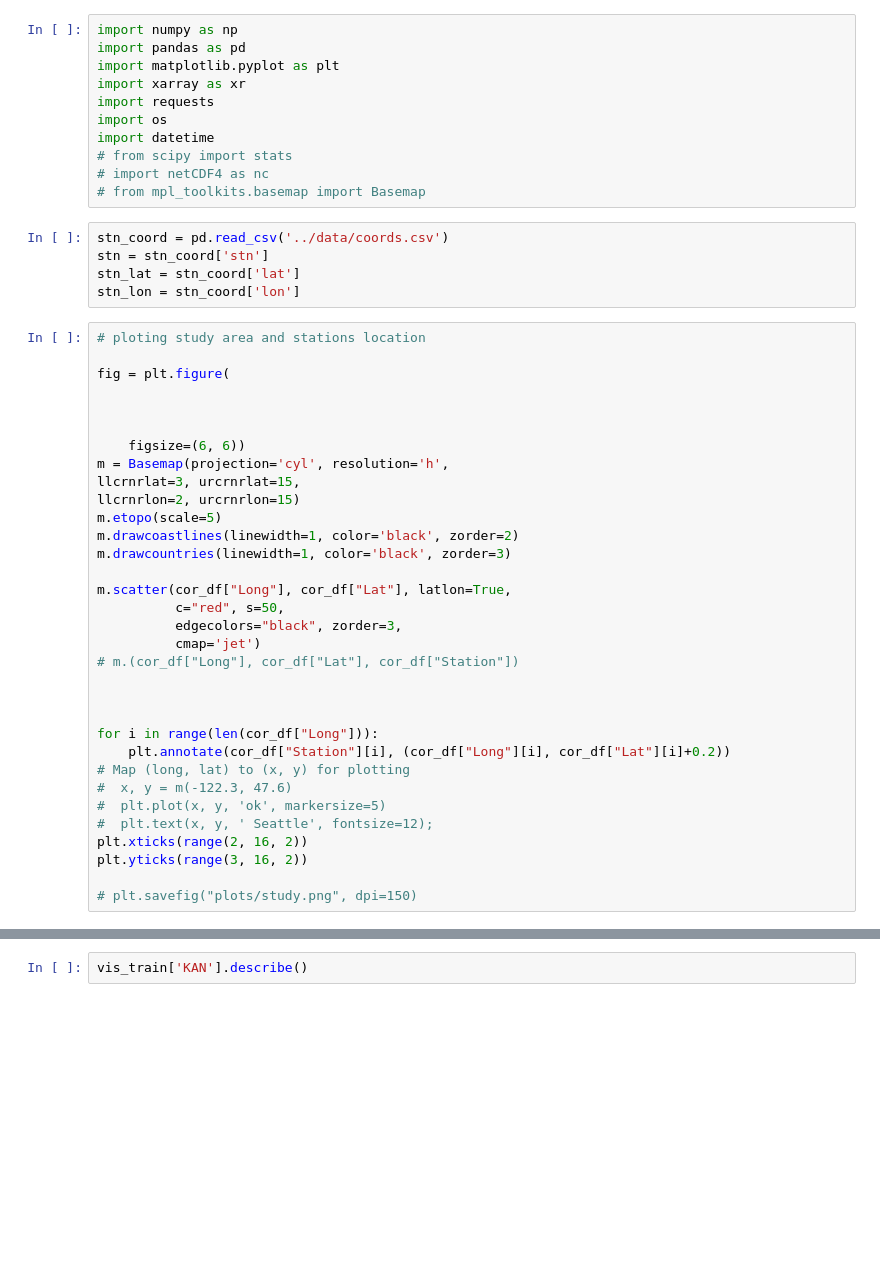
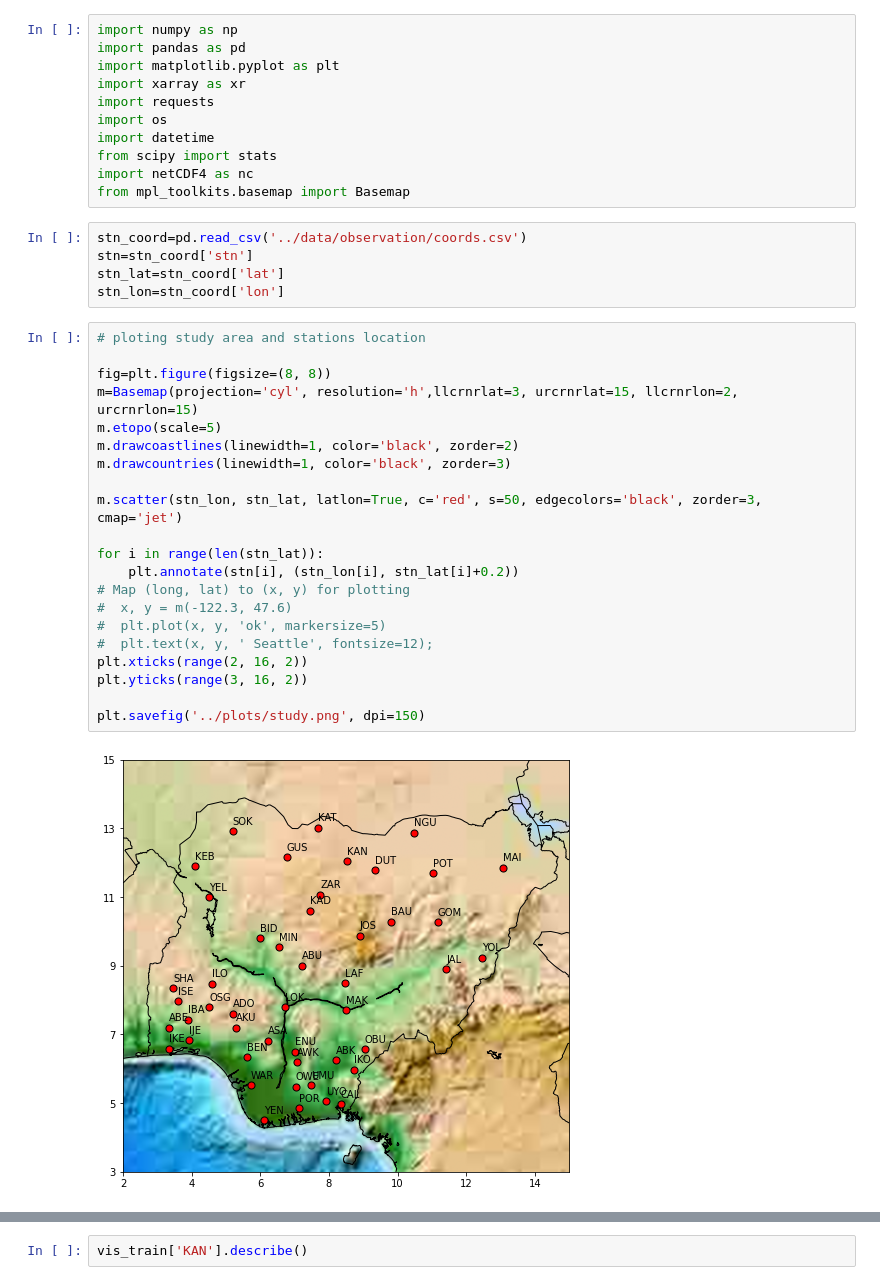
Before and after one commit to ahmadbello/visibility, a Jupyter notebook: notebooks/ALADIN_DUST.ipynb, the cells around one changed output, grey strips where cells are left out. Saved outputs shown, nothing was run; the diff lists cells and outputs as text; blank space fills up the shorter version.

```diff
--- a/notebooks/ALADIN_DUST.ipynb
+++ b/notebooks/ALADIN_DUST.ipynb
@@ -6,45 +6,35 @@ import xarray as xr
 import requests
 import os
 import datetime
-# from scipy import stats
-# import netCDF4 as nc
-# from mpl_toolkits.basemap import Basemap
+from scipy import stats
+import netCDF4 as nc
+from mpl_toolkits.basemap import Basemap
 # %%
-stn_coord = pd.read_csv('../data/coords.csv')
-stn = stn_coord['stn']
-stn_lat = stn_coord['lat']
-stn_lon = stn_coord['lon']
+stn_coord=pd.read_csv('../data/observation/coords.csv')
+stn=stn_coord['stn']
+stn_lat=stn_coord['lat']
+stn_lon=stn_coord['lon']
 # %%
 # ploting study area and stations location
 
-fig = plt.figure(
-
-
-
-    figsize=(6, 6))
-m = Basemap(projection='cyl', resolution='h',
-llcrnrlat=3, urcrnrlat=15,
-llcrnrlon=2, urcrnrlon=15)
+fig=plt.figure(figsize=(8, 8))
+m=Basemap(projection='cyl', resolution='h',llcrnrlat=3, urcrnrlat=15, llcrnrlon=2, urcrnrlon=15)
 m.etopo(scale=5)
 m.drawcoastlines(linewidth=1, color='black', zorder=2)
 m.drawcountries(linewidth=1, color='black', zorder=3)
 
-m.scatter(cor_df["Long"], cor_df["Lat"], latlon=True,
-          c="red", s=50,
-          edgecolors="black", zorder=3,
-          cmap='jet')
-# m.(cor_df["Long"], cor_df["Lat"], cor_df["Station"])
+m.scatter(stn_lon, stn_lat, latlon=True, c='red', s=50, edgecolors='black', zorder=3, cmap='jet')
 
-
-
-for i in range(len(cor_df["Long"])):
-    plt.annotate(cor_df["Station"][i], (cor_df["Long"][i], cor_df["Lat"][i]+0.2))
+for i in range(len(stn_lat)):
+    plt.annotate(stn[i], (stn_lon[i], stn_lat[i]+0.2))
 # Map (long, lat) to (x, y) for plotting
 #  x, y = m(-122.3, 47.6)
 #  plt.plot(x, y, 'ok', markersize=5)
 #  plt.text(x, y, ' Seattle', fontsize=12);
 plt.xticks(range(2, 16, 2))
 plt.yticks(range(3, 16, 2))
 
-# plt.savefig("plots/study.png", dpi=150)
+plt.savefig('../plots/study.png', dpi=150)
+# %% [output]
+[figure, added]
 # %%
```
Also changed, not shown: parts of 17 cells of this notebook, 6 other files.
